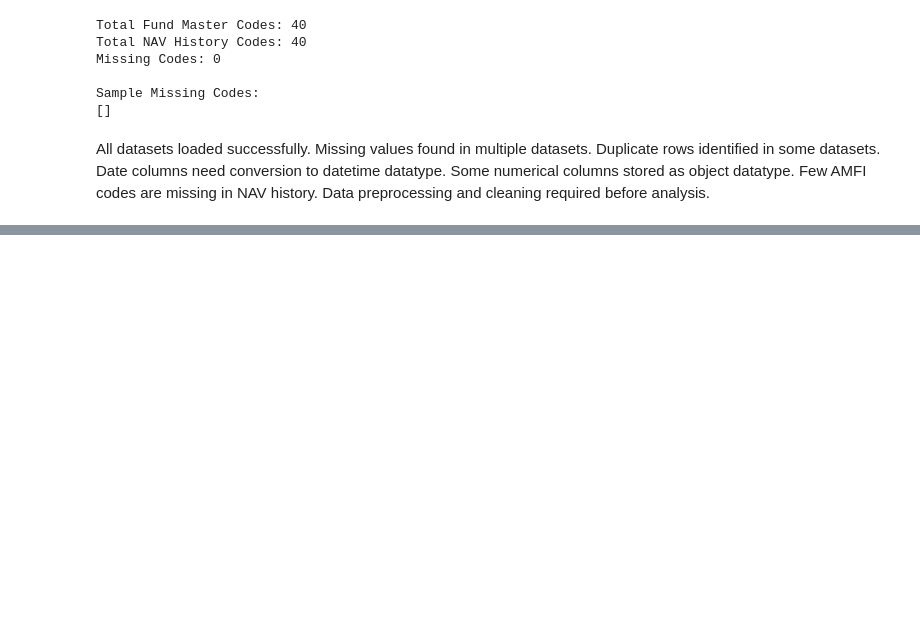
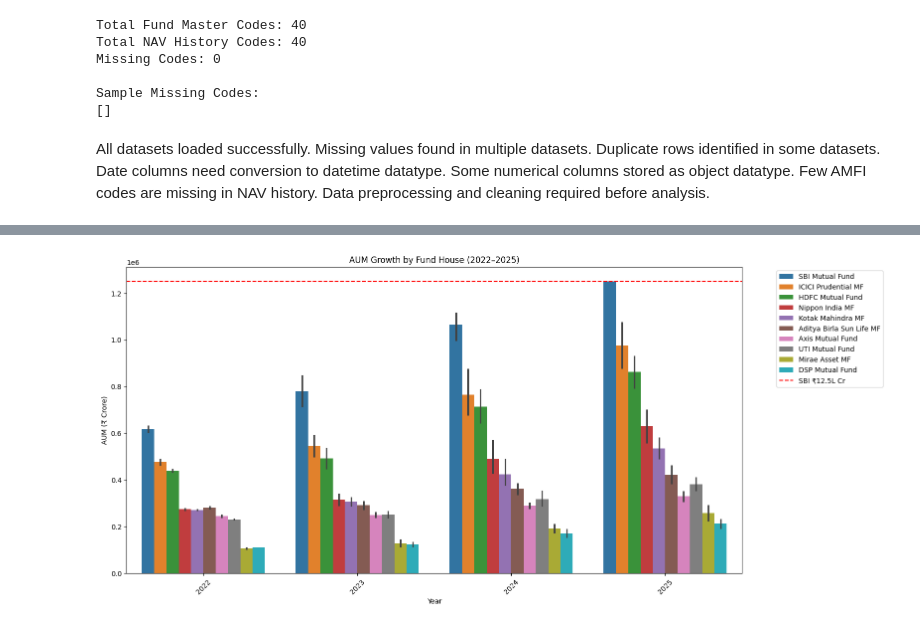
Before and after one commit to chitranjansahu00298-droid/mutual_fund_analysis, a Jupyter notebook: notebooks/day1_data_ingestion.ipynb, the cells around one changed output, grey strips where cells are left out. Drawn from its saved outputs; the diff is of its cells as text; code cells hidden in the pictures; blank space fills up the shorter version.

```diff
--- a/notebooks/day1_data_ingestion.ipynb
+++ b/notebooks/day1_data_ingestion.ipynb
@@ -268,0 +347,9 @@ Data preprocessing and cleaning required before analysis.
+# %%
+# Create dataframe variable
+
+aum_by_fund_house = loaded_data['aum_by_fund_house']
+
+# Check columns
+print(aum_by_fund_house.columns)
+
+print(aum_by_fund_house.head())
@@ -268,0 +373,62 @@ Data preprocessing and cleaning required before analysis.
+# %%
+# -----------------------------------
+# Convert Date Column
+# -----------------------------------
+
+aum_by_fund_house['date'] = pd.to_datetime(
+    aum_by_fund_house['date'],
+    errors='coerce'
+)
+
+# -----------------------------------
+# Extract Year
+# -----------------------------------
+
+aum_by_fund_house['year'] = (
+    aum_by_fund_house['date'].dt.year
+)
+
+# -----------------------------------
+# Plot AUM Growth Chart
+# -----------------------------------
+
+plt.figure(figsize=(16,8))
+
+sns.barplot(
+    data=aum_by_fund_house,
+    x='year',
+    y='aum_crore',
+    hue='fund_house'
+)
+
+# -----------------------------------
+# Highlight SBI Dominance
+# -----------------------------------
+
+plt.axhline(
+    y=1250000,
+    color='red',
+    linestyle='--',
+    label='SBI ₹12.5L Cr'
+)
+
+# -----------------------------------
+# Chart Labels
+# -----------------------------------
+
+plt.title("AUM Growth by Fund House (2022–2025)")
+
+plt.xlabel("Year")
+
+plt.ylabel("AUM (₹ Crore)")
+
+plt.xticks(rotation=45)
+
+plt.legend(
+    bbox_to_anchor=(1.05, 1),
+    loc='upper left'
+)
+
+plt.show()
+# %% [output]
+[figure, added]
```
Also changed, not shown: parts of 21 cells of this notebook, 12 other files.
